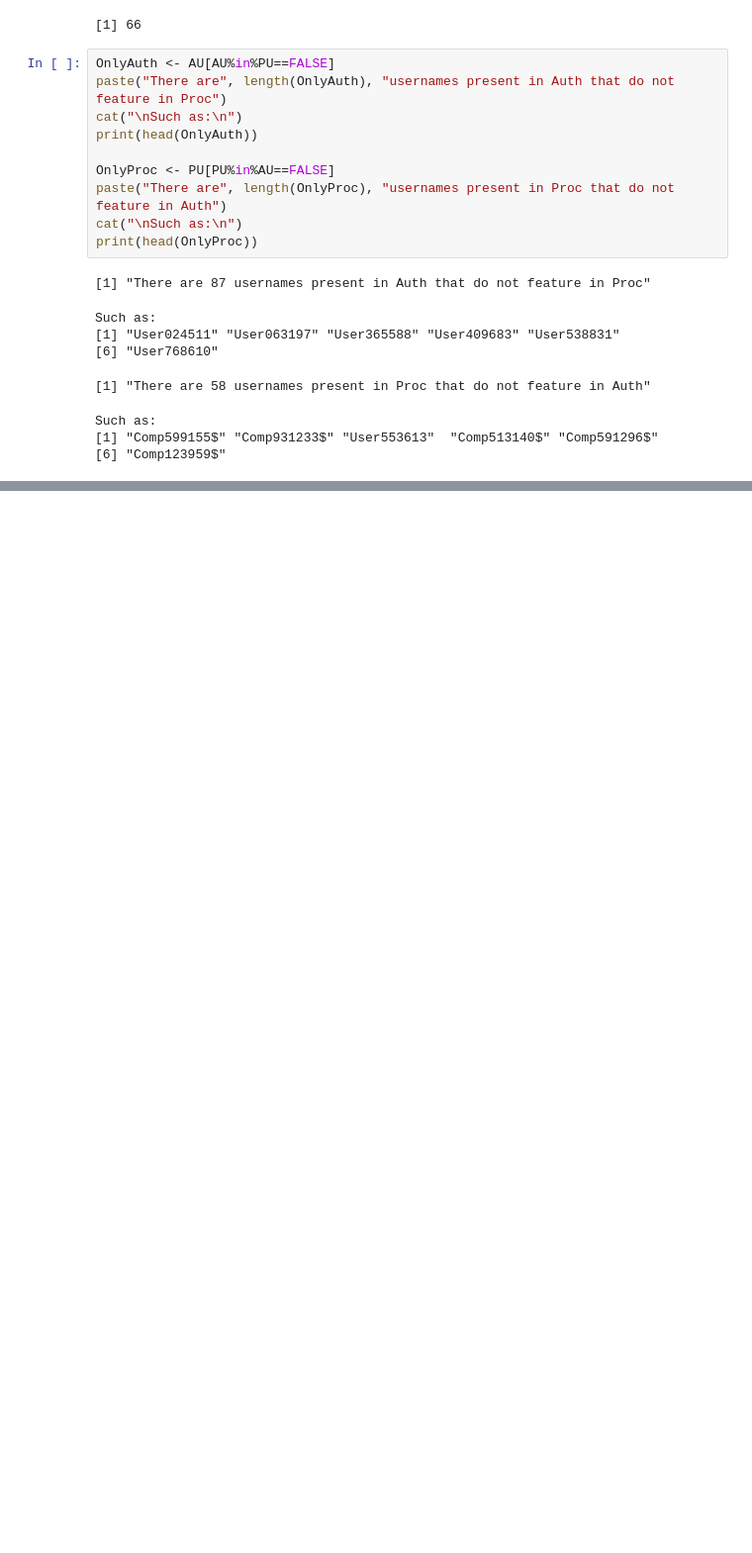
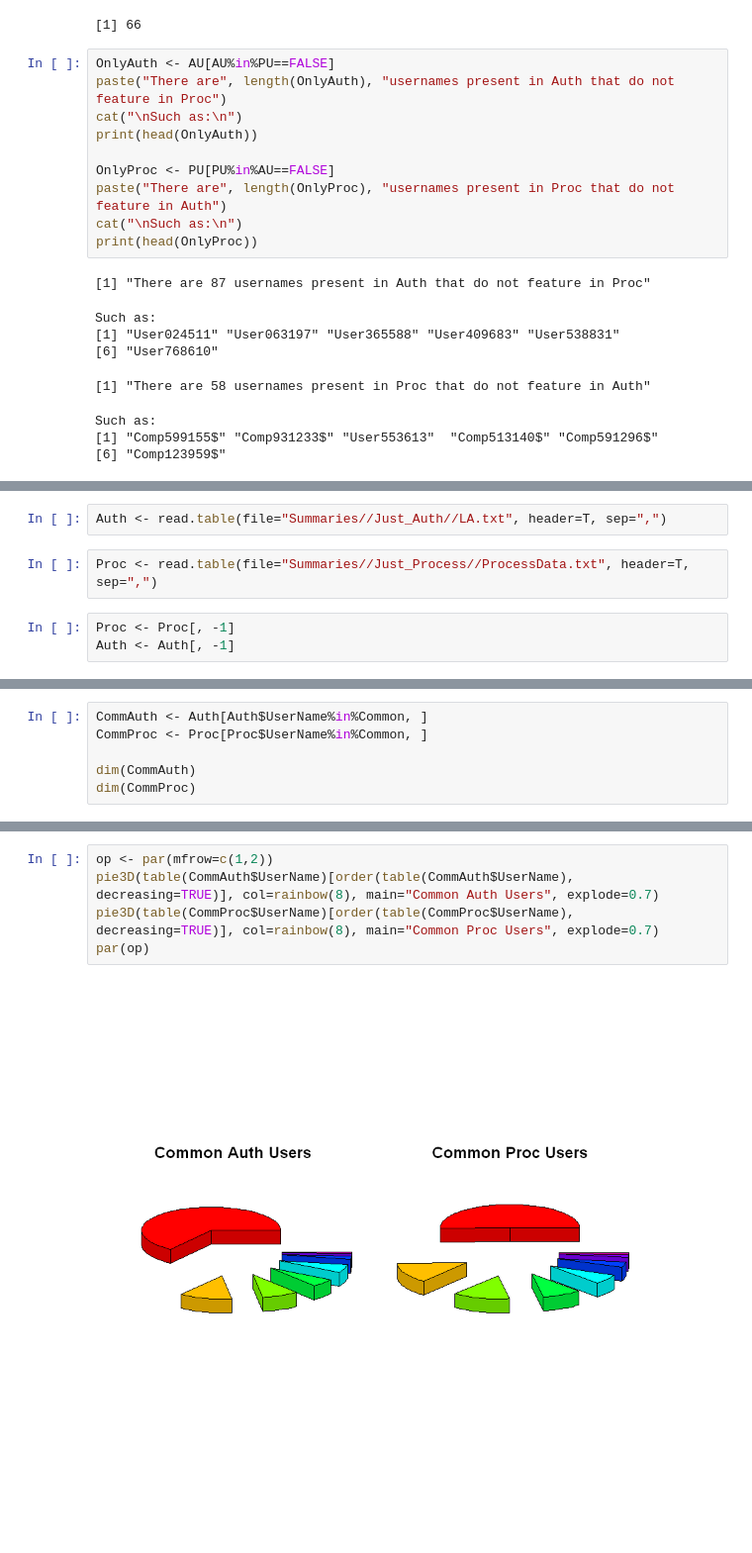
Before and after one commit to gabejg/Advanced-Cyber-Analytics-for-Attack-Detection, a Jupyter notebook: Alex/Comparing Usernames.ipynb, the cells around one changed output, grey strips where cells are left out. Shown at 99% size. Cells and saved outputs as stored; diff of their text form; blank space fills up the shorter version.

Commit message:
Small user update

```diff
--- a/Alex/Comparing Usernames.ipynb
+++ b/Alex/Comparing Usernames.ipynb
@@ -48,0 +66,7 @@ Such as:
+# %%
+Auth <- read.table(file="Summaries//Just_Auth//LA.txt", header=T, sep=",")
+# %%
+Proc <- read.table(file="Summaries//Just_Process//ProcessData.txt", header=T, sep=",")
+# %%
+Proc <- Proc[, -1]
+Auth <- Auth[, -1]
@@ -48,0 +100,6 @@ Such as:
+# %%
+CommAuth <- Auth[Auth$UserName%in%Common, ]
+CommProc <- Proc[Proc$UserName%in%Common, ]
+
+dim(CommAuth)
+dim(CommProc)
@@ -48,0 +127,7 @@ Such as:
+# %%
+op <- par(mfrow=c(1,2))
+pie3D(table(CommAuth$UserName)[order(table(CommAuth$UserName), decreasing=TRUE)], col=rainbow(8), main="Common Auth Users", explode=0.7)
+pie3D(table(CommProc$UserName)[order(table(CommProc$UserName), decreasing=TRUE)], col=rainbow(8), main="Common Proc Users", explode=0.7)
+par(op)
+# %% [output]
+[figure, added]
```
Also changed, not shown: parts of 12 cells of this notebook.
